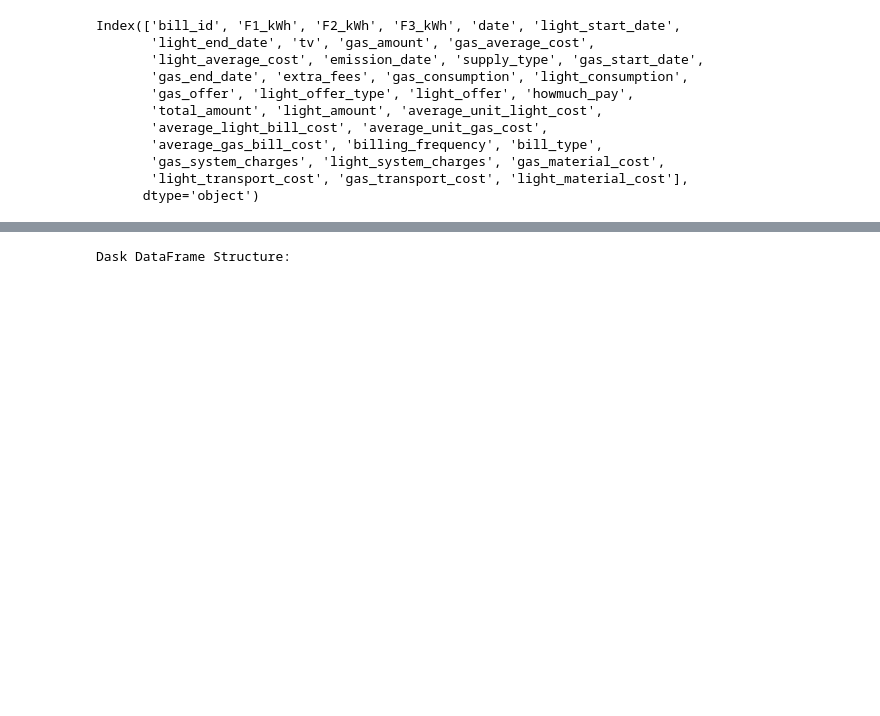
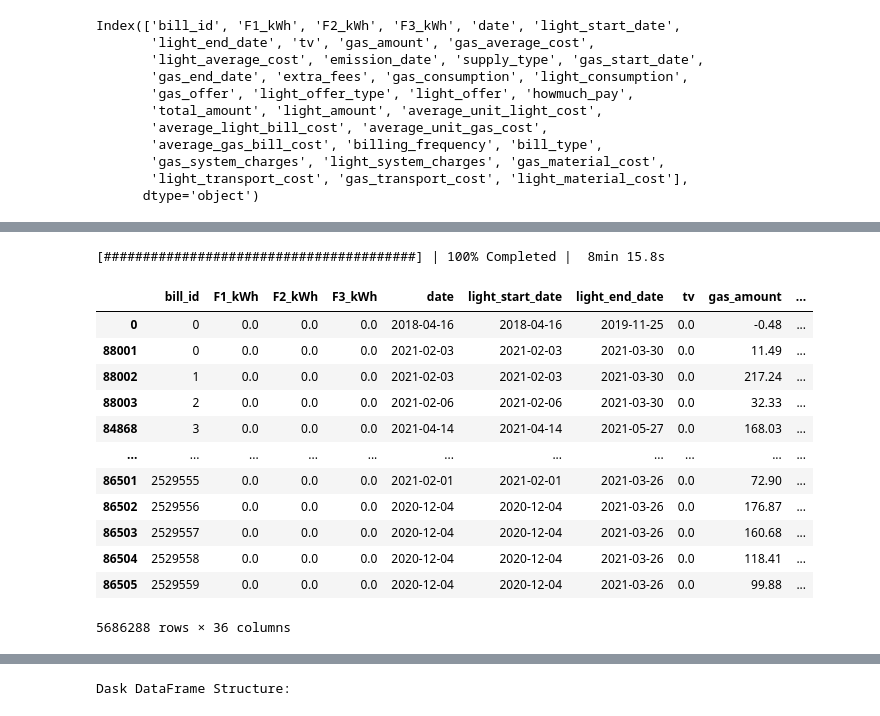
Before and after one commit to DSolerte/DataAnalysis_DaskProject, a Jupyter notebook: BigDataProject_SolerteTrigiante.ipynb, the cells around one changed output, grey strips where cells are left out. Cells and saved outputs as stored; diff of their text form; code cells hidden in the pictures; blank space fills up the shorter version.

```diff
--- a/BigDataProject_SolerteTrigiante.ipynb
+++ b/BigDataProject_SolerteTrigiante.ipynb
@@ -649,0 +647,6 @@ mismatchedTypesCorrect
+# %%
+invoicesGas = invoices[invoices['supply_type']=='gas']
+
+### invoicesLight #Lisa
+#...
+invoicesGas.head()
@@ -649,0 +660,21 @@ mismatchedTypesCorrect
+# %%
+# INVOICES GAS SORTED
+
+with ProgressBar():
+  invoicesGasSorted = invoicesGas.compute().sort_values('bill_id')
+invoicesGasSorted
+# %% [output]
+[########################################] | 100% Completed |  8min 15.8s
+|  | bill_id | F1_kWh | F2_kWh | F3_kWh | date | light_start_date | light_end_date | tv | gas_amount | ... |
+| 0 | 0 | 0.0 | 0.0 | 0.0 | 2018-04-16 | 2018-04-16 | 2019-11-25 | 0.0 | -0.48 | ... |
+| 88001 | 0 | 0.0 | 0.0 | 0.0 | 2021-02-03 | 2021-02-03 | 2021-03-30 | 0.0 | 11.49 | ... |
+| 88002 | 1 | 0.0 | 0.0 | 0.0 | 2021-02-03 | 2021-02-03 | 2021-03-30 | 0.0 | 217.24 | ... |
+| 88003 | 2 | 0.0 | 0.0 | 0.0 | 2021-02-06 | 2021-02-06 | 2021-03-30 | 0.0 | 32.33 | ... |
+| 84868 | 3 | 0.0 | 0.0 | 0.0 | 2021-04-14 | 2021-04-14 | 2021-05-27 | 0.0 | 168.03 | ... |
+| ... | ... | ... | ... | ... | ... | ... | ... | ... | ... | ... |
+| 86501 | 2529555 | 0.0 | 0.0 | 0.0 | 2021-02-01 | 2021-02-01 | 2021-03-26 | 0.0 | 72.90 | ... |
+| 86502 | 2529556 | 0.0 | 0.0 | 0.0 | 2020-12-04 | 2020-12-04 | 2021-03-26 | 0.0 | 176.87 | ... |
+| 86503 | 2529557 | 0.0 | 0.0 | 0.0 | 2020-12-04 | 2020-12-04 | 2021-03-26 | 0.0 | 160.68 | ... |
+| 86504 | 2529558 | 0.0 | 0.0 | 0.0 | 2020-12-04 | 2020-12-04 | 2021-03-26 | 0.0 | 118.41 | ... |
+| 86505 | 2529559 | 0.0 | 0.0 | 0.0 | 2020-12-04 | 2020-12-04 | 2021-03-26 | 0.0 | 99.88 | ... |
+5686288 rows × 36 columns
```
Also changed, not shown: parts of 24 cells of this notebook.
